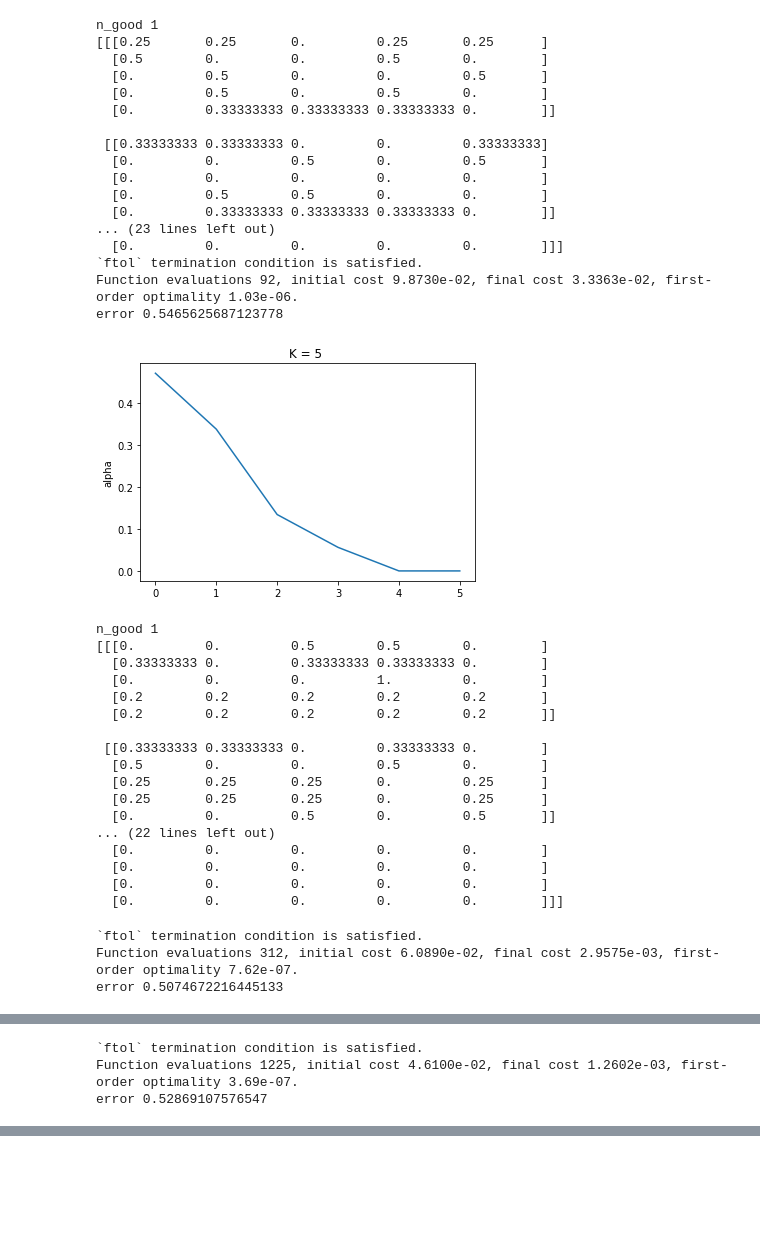
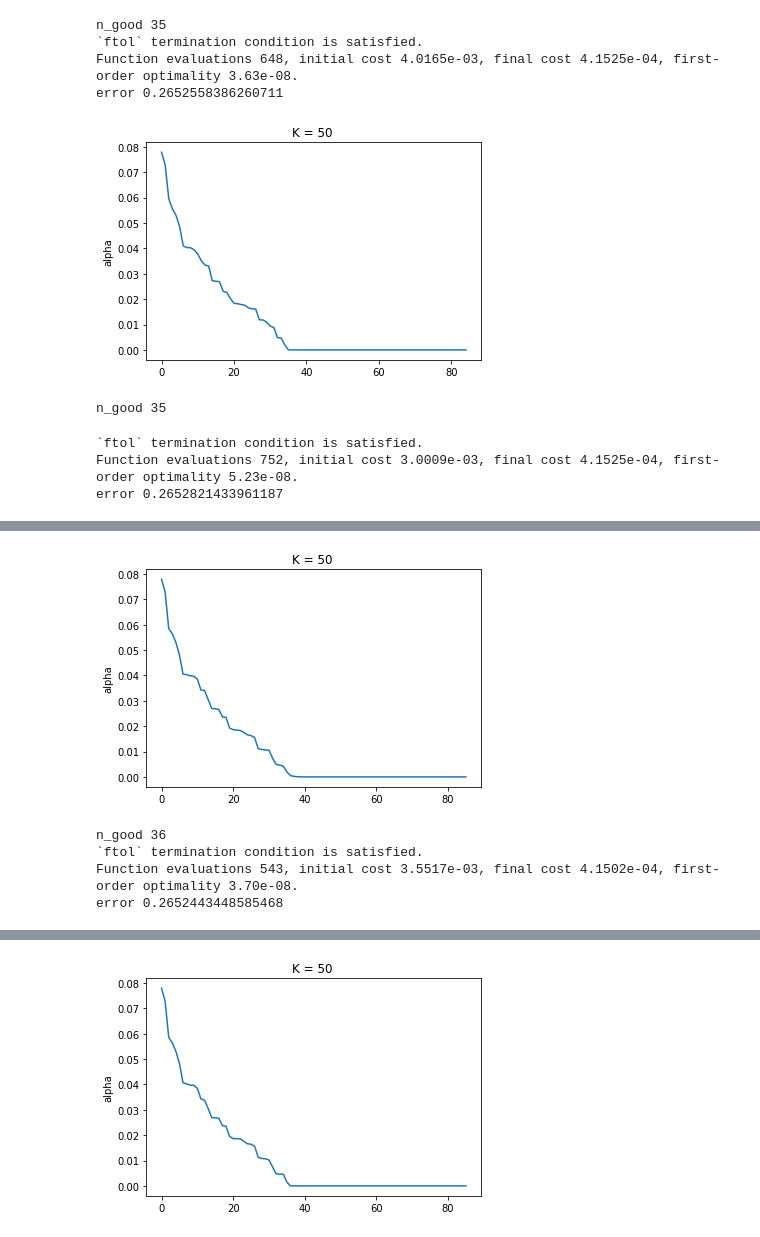
Before and after one commit to aleeeexxx/KME, a Jupyter notebook: MODIL.ipynb, the cells around one changed output, grey strips where cells are left out. Drawn from its saved outputs; the diff is of its cells as text; code cells hidden in the pictures; blank space fills up the shorter version.

```diff
--- a/MODIL.ipynb
+++ b/MODIL.ipynb
@@ -155,8 +122,7 @@ def get_error(p_hat,Frobenius_gt):
     return error
 # %%
 # num of states
-n = 5
-
+n = 10
 traj, p_gt = get_gt(n_traj=1000,n_state=n,len=3000)
 print("p_gt",p_gt)
 Frobenius_gt = np.linalg.norm(p_gt)
@@ -172,66 +155,31 @@ Frobenius_gt 1.2221996166142501
 # %%
-# k_list = np.linspace(50, 200, 5, dtype=int,endpoint=True)
-k_list = [5,50,100,150,200,250,300]
-# k_list = [50,50,50,50,50,50,50,50,50,50,50,50]
-
-error_list = []
-good_p_k = np.zeros([1,n,n])
-for k in k_list:
+ for k in k_list:
     p_k = get_p_k(n_traj=k,n_state=n,good_p_k=good_p_k)
-    print(p_k)
+#     print(p_k)
     alpha = get_alpha(p_bar,p_k)
 #     good_alpha = np.alpha(alpha > 0.03)
-#     good_p_k = p_k[alpha > 0.03]
+    good_p_k = p_k[alpha > 0.001]
 #     print("good_p_k",good_p_k)
     p_hat = get_p_hat(alpha,p_k)
     error = get_error(p_hat,Frobenius_gt)
     print("error",error)
     error_list.append(error)
 
     # sort and print alpha
     sorted_alpha = np.sort(alpha)[::-1]
     plt.plot(sorted_alpha)
     plt.ylabel("alpha")
     plt.title("K = %i " % k)
     plt.show()
 
 print("error_list",error_list)
 # %% [output]
-n_good 1
-[[[0.25       0.25       0.         0.25       0.25      ]
-  [0.5        0.         0.         0.5        0.        ]
-  [0.         0.5        0.         0.         0.5       ]
-  [0.         0.5        0.         0.5        0.        ]
-  [0.         0.33333333 0.33333333 0.33333333 0.        ]]
-
- [[0.33333333 0.33333333 0.         0.         0.33333333]
-  [0.         0.         0.5        0.         0.5       ]
-  [0.         0.         0.         0.         0.        ]
-  [0.         0.5        0.5        0.         0.        ]
-  [0.         0.33333333 0.33333333 0.33333333 0.        ]]
-... (23 lines left out)
-  [0.         0.         0.         0.         0.        ]]]
+n_good 35
 `ftol` termination condition is satisfied.
-Function evaluations 92, initial cost 9.8730e-02, final cost 3.3363e-02, first-order optimality 1.03e-06.
-error 0.5465625687123778
+Function evaluations 648, initial cost 4.0165e-03, final cost 4.1525e-04, first-order optimality 3.63e-08.
+error 0.2652558386260711
-[figure, old version]
+[figure, new version]
-n_good 1
-[[[0.         0.         0.5        0.5        0.        ]
-  [0.33333333 0.         0.33333333 0.33333333 0.        ]
-  [0.         0.         0.         1.         0.        ]
-  [0.2        0.2        0.2        0.2        0.2       ]
-  [0.2        0.2        0.2        0.2        0.2       ]]
-
- [[0.33333333 0.33333333 0.         0.33333333 0.        ]
-  [0.5        0.         0.         0.5        0.        ]
-  [0.25       0.25       0.25       0.         0.25      ]
-  [0.25       0.25       0.25       0.         0.25      ]
-  [0.         0.         0.5        0.         0.5       ]]
-... (22 lines left out)
-  [0.         0.         0.         0.         0.        ]
-  [0.         0.         0.         0.         0.        ]
-  [0.         0.         0.         0.         0.        ]
-  [0.         0.         0.         0.         0.        ]]]
+n_good 35
 `ftol` termination condition is satisfied.
-Function evaluations 312, initial cost 6.0890e-02, final cost 2.9575e-03, first-order optimality 7.62e-07.
-error 0.5074672216445133
+Function evaluations 752, initial cost 3.0009e-03, final cost 4.1525e-04, first-order optimality 5.23e-08.
+error 0.2652821433961187
@@ -256,3 +191,5 @@ n_good 1
+[figure, new version]
+n_good 36
 `ftol` termination condition is satisfied.
-Function evaluations 1225, initial cost 4.6100e-02, final cost 1.2602e-03, first-order optimality 3.69e-07.
-error 0.52869107576547
+Function evaluations 543, initial cost 3.5517e-03, final cost 4.1502e-04, first-order optimality 3.70e-08.
+error 0.2652443448585468
@@ -259,0 +196 @@ error 0.52869107576547
+[figure, new version]
```
Also changed, not shown: parts of 16 cells of this notebook.
